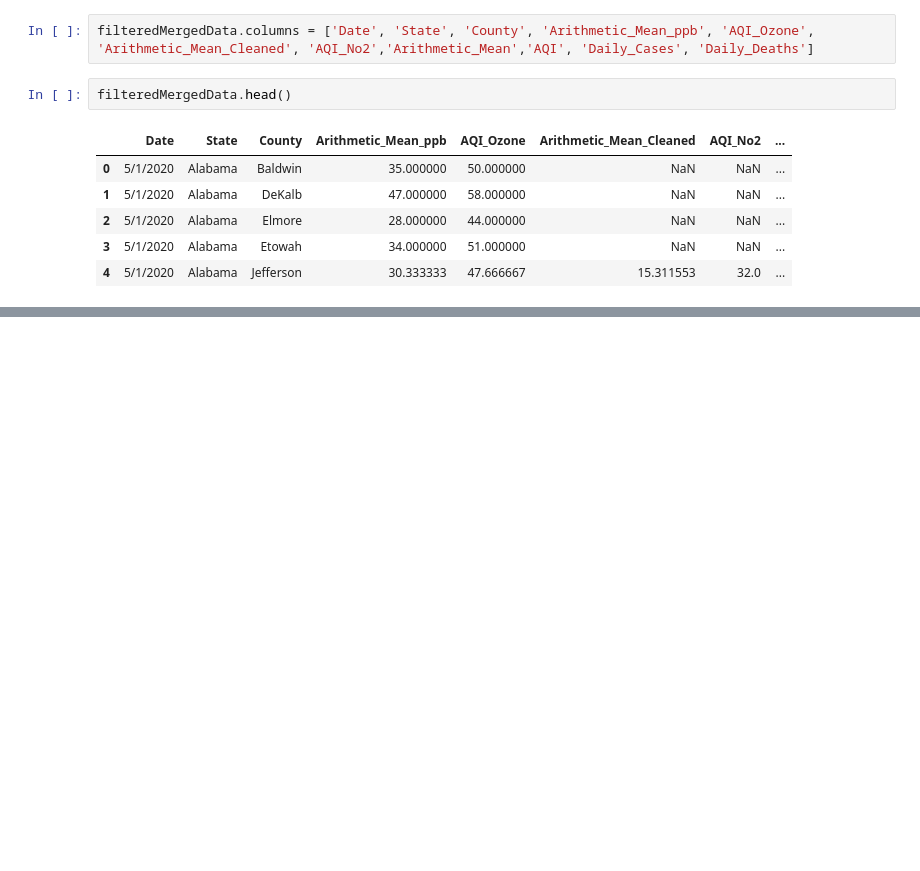
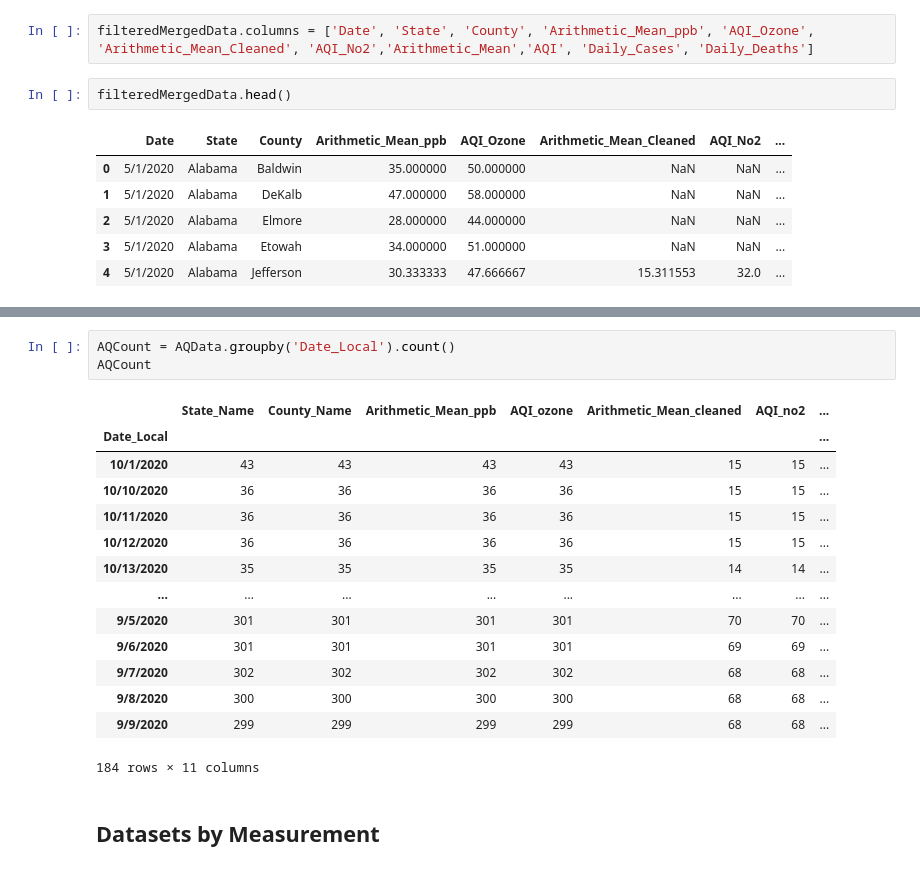
Before and after one commit to Jonathan-Barton/AirQualityProject, a Jupyter notebook: Data Merging.ipynb, the cells around one changed output, grey strips where cells are left out. Cells and saved outputs as stored; diff of their text form; blank space fills up the shorter version.

```diff
--- a/Data Merging.ipynb
+++ b/Data Merging.ipynb
@@ -282,0 +323,20 @@ filteredMergedData.to_csv('filteredMergedData.csv')
+# %%
+AQCount = AQData.groupby('Date_Local').count()
+AQCount
+# %% [output]
+|  | State_Name | County_Name | Arithmetic_Mean_ppb | AQI_ozone | Arithmetic_Mean_cleaned | AQI_no2 | ... |
+| Date_Local |  |  |  |  |  |  | ... |
+| 10/1/2020 | 43 | 43 | 43 | 43 | 15 | 15 | ... |
+| 10/10/2020 | 36 | 36 | 36 | 36 | 15 | 15 | ... |
+| 10/11/2020 | 36 | 36 | 36 | 36 | 15 | 15 | ... |
+| 10/12/2020 | 36 | 36 | 36 | 36 | 15 | 15 | ... |
+| 10/13/2020 | 35 | 35 | 35 | 35 | 14 | 14 | ... |
+| ... | ... | ... | ... | ... | ... | ... | ... |
+| 9/5/2020 | 301 | 301 | 301 | 301 | 70 | 70 | ... |
+| 9/6/2020 | 301 | 301 | 301 | 301 | 69 | 69 | ... |
+| 9/7/2020 | 302 | 302 | 302 | 302 | 68 | 68 | ... |
+| 9/8/2020 | 300 | 300 | 300 | 300 | 68 | 68 | ... |
+| 9/9/2020 | 299 | 299 | 299 | 299 | 68 | 68 | ... |
+184 rows × 11 columns
+# %% [markdown]
+## Datasets by Measurement
```
Also changed, not shown: parts of 12 cells of this notebook, 9 other files.
